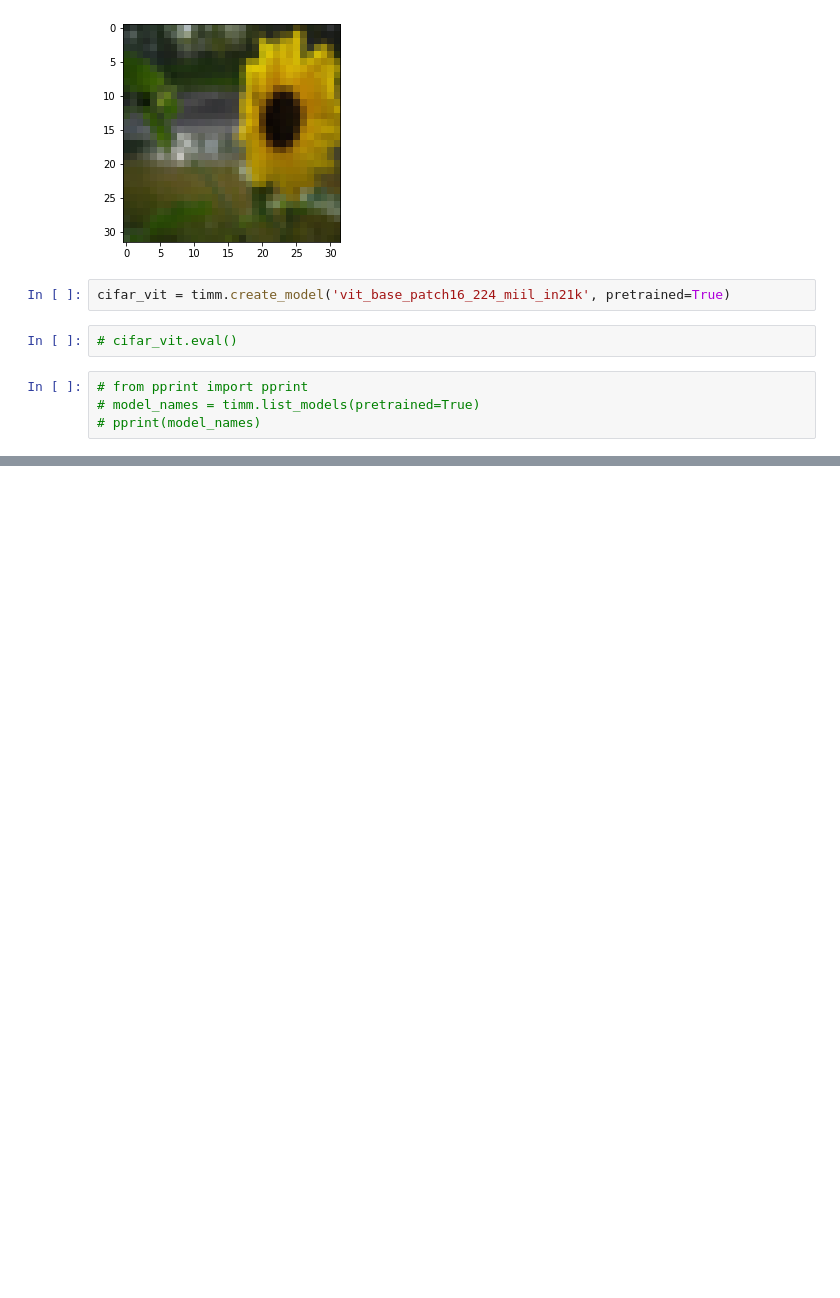
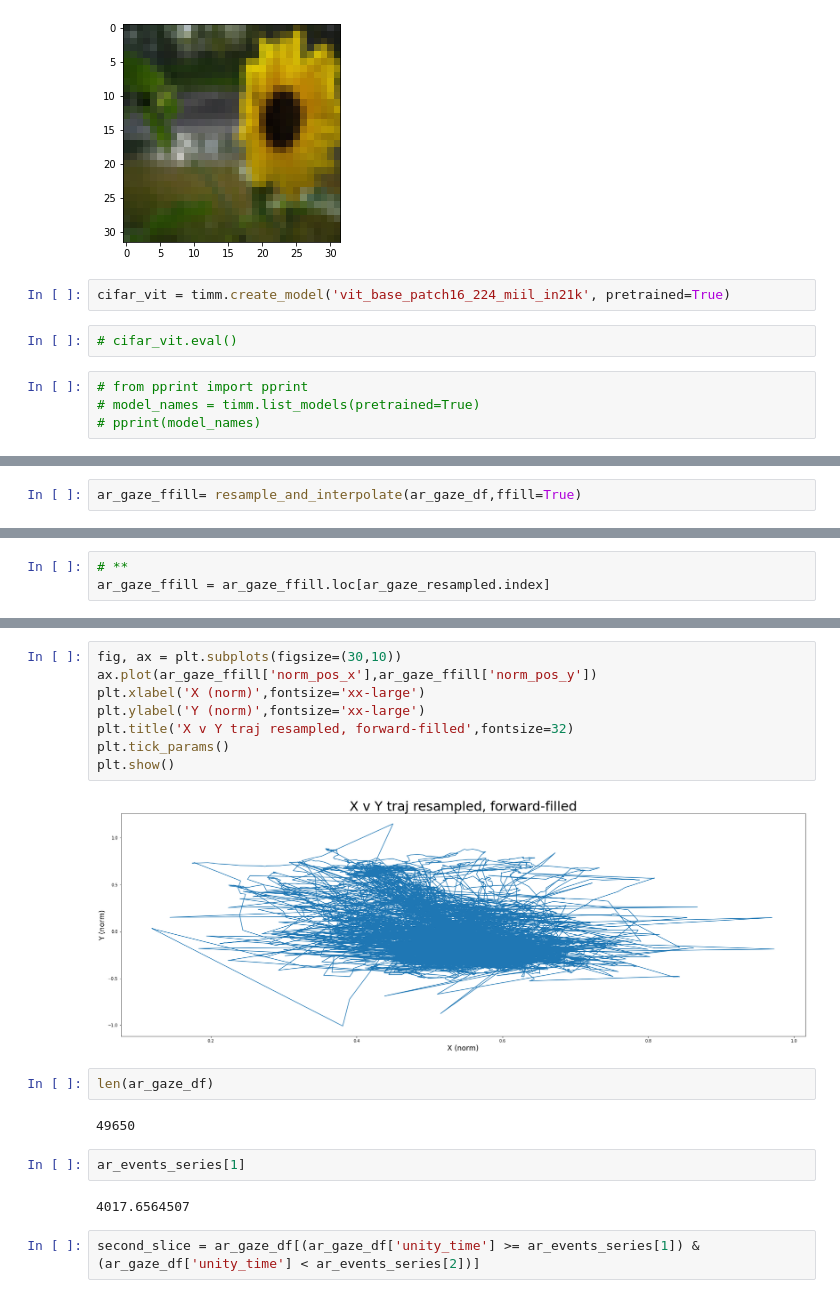
Before and after one commit to ren-e1011/driftmi, a Jupyter notebook: MINEBox.ipynb, the cells around one changed output, grey strips where cells are left out. Cells and saved outputs as stored; diff of their text form; blank space fills up the shorter version.

```diff
--- a/MINEBox.ipynb
+++ b/MINEBox.ipynb
@@ -351,0 +345,2 @@ cifar_vit = timm.create_model('vit_base_patch16_224_miil_in21k', pretrained=True
+# %%
+ar_gaze_ffill= resample_and_interpolate(ar_gaze_df,ffill=True)
@@ -351,0 +357,3 @@ cifar_vit = timm.create_model('vit_base_patch16_224_miil_in21k', pretrained=True
+# %%
+# **
+ar_gaze_ffill = ar_gaze_ffill.loc[ar_gaze_resampled.index]
@@ -351,0 +416,20 @@ cifar_vit = timm.create_model('vit_base_patch16_224_miil_in21k', pretrained=True
+# %%
+fig, ax = plt.subplots(figsize=(30,10))
+ax.plot(ar_gaze_ffill['norm_pos_x'],ar_gaze_ffill['norm_pos_y'])
+plt.xlabel('X (norm)',fontsize='xx-large')
+plt.ylabel('Y (norm)',fontsize='xx-large')
+plt.title('X v Y traj resampled, forward-filled',fontsize=32)
+plt.tick_params()
+plt.show()
+# %% [output]
+[figure, added]
+# %%
+len(ar_gaze_df)
+# %% [output]
+49650
+# %%
+ar_events_series[1]
+# %% [output]
+4017.6564507
+# %%
+second_slice = ar_gaze_df[(ar_gaze_df['unity_time'] >= ar_events_series[1]) & (ar_gaze_df['unity_time'] < ar_events_series[2])]
```
Also changed, not shown: parts of 32 cells of this notebook.
